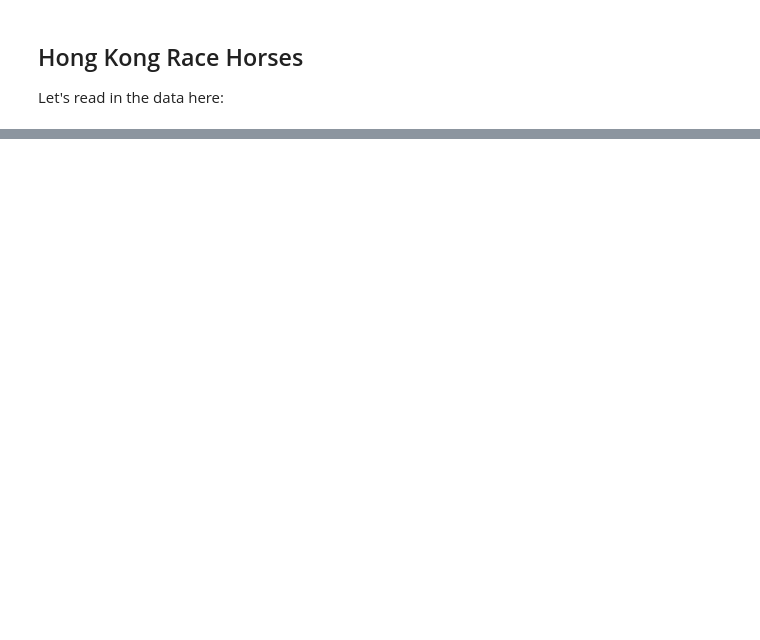
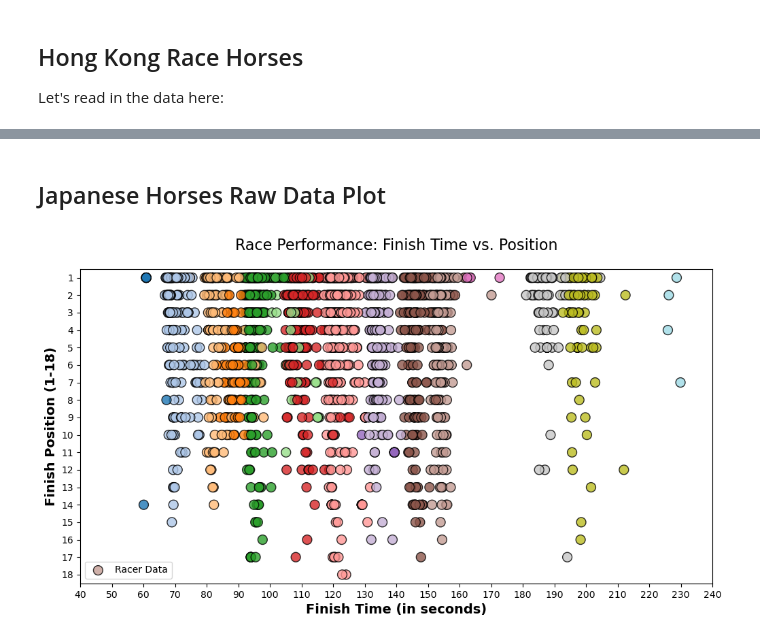
Before and after one commit to gyordong/CS171FinalProject, a Jupyter notebook: The Oguri Model.ipynb, the cells around one changed output, grey strips where cells are left out. Saved outputs shown, nothing was run; the diff lists cells and outputs as text; code cells hidden in the pictures; blank space fills up the shorter version.

Commit message:
added raw data plots

```diff
--- a/The Oguri Model.ipynb
+++ b/The Oguri Model.ipynb
@@ -145,3 +146,37 @@ df_hk.head()
 #display(df_hk)
 #df_hk.head()
 #df_hk.groupby('NAME')['FINISHPOSITION'].mean().sort_values(ascending=False)
+# %% [markdown]
+## Japanese Horses Raw Data Plot
+# %%
+jp_distances = [1000, 1200, 1300, 1400, 1500, 1600, 1700, 1800, 1900, 2000, 2100, 2200, 2300, 2400, 2500, 2600, 3000, 3150, 3200, 3600]
+jp_xticks = [40, 250, 10]
+
+# Code for raw data plot
+def raw_data_plot(distances, df, xticks_vars):
+    plt.figure(figsize=(12, 6))
+    cmap = plt.colormaps.get_cmap('tab20')
+    cmap = mpl_colors.ListedColormap(cmap(range(len(distances))))
+    plot_colors = [cmap(i) for i in range(len(distances))]
+    color_map = dict(zip(distances, plot_colors))
+
+    scatter = plt.scatter(df['FINISHTIME'], df['FINISHPOSITION'],
+                c=df['DISTANCE'],
+                cmap= cmap,      # A nice blue color
+                edgecolor='black',     # Black border for clarity
+                s=100,                 # Marker size
+                alpha=0.8,             # Transparency
+                label='Racer Data')
+    plt.legend()
+
+    plt.xlabel('Finish Time (in seconds)', fontsize=14, fontweight='bold')
+    plt.ylabel('Finish Position (1-18)', fontsize=14, fontweight='bold')
+    plt.title('Race Performance: Finish Time vs. Position', fontsize=16, pad=20)
+    plt.gca().invert_yaxis()
+    plt.ylim(18.5, 0.5)
+    xticks = plt.xticks(list(range(xticks_vars[0], xticks_vars[1], xticks_vars[2])))
+    yticks = plt.yticks(list(range(1, 19)))
+
+raw_data_plot(jp_distances, df_jp, jp_xticks)
+# %% [output]
+[figure, added]
```
Also changed, not shown: parts of 6 cells of this notebook.
